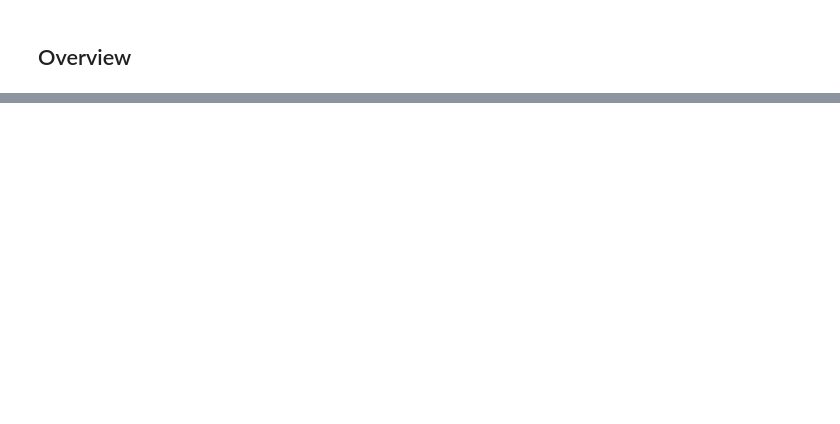
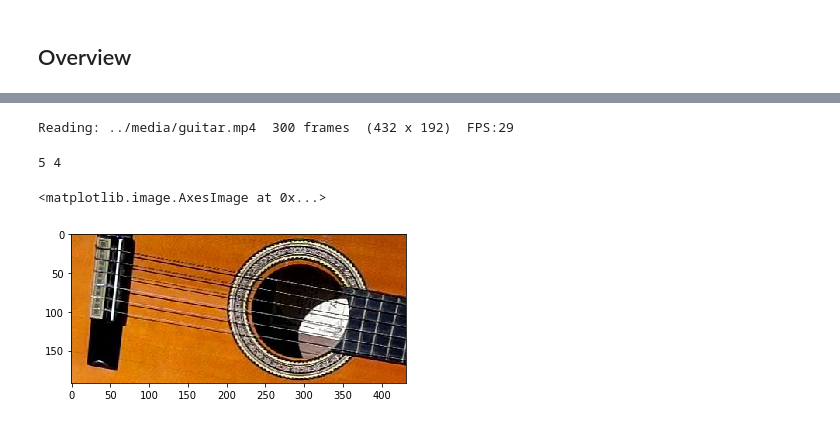
Before and after one commit to kmader/pbMoMa, a Jupyter notebook: notebooks/Overview.ipynb, the cells around one changed output, grey strips where cells are left out. Saved outputs shown, nothing was run; the diff lists cells and outputs as text; code cells hidden in the pictures; blank space fills up the shorter version.

```diff
--- a/notebooks/Overview.ipynb
+++ b/notebooks/Overview.ipynb
@@ -36,0 +49,78 @@ for vidFname in video_paths:
+# %%
+steer = Steerable(5)
+pyArr = Pyramid2arr(steer)
+print "Reading:", vidFname,
+
+# get vid properties
+vidReader = cv2.VideoCapture(str(vidFname))
+if USE_CV2:
+    # OpenCV 2.x interface
+    vidFrames = int(vidReader.get(cv.CV_CAP_PROP_FRAME_COUNT))
+    width = int(vidReader.get(cv.CV_CAP_PROP_FRAME_WIDTH))
+    height = int(vidReader.get(cv.CV_CAP_PROP_FRAME_HEIGHT))
+    fps = int(vidReader.get(cv.CV_CAP_PROP_FPS))
+    func_fourcc = cv.CV_FOURCC
+else:
+    # OpenCV 3.x interface
+    vidFrames = int(vidReader.get(cv2.CAP_PROP_FRAME_COUNT))
+    width = int(vidReader.get(cv2.CAP_PROP_FRAME_WIDTH))
+    height = int(vidReader.get(cv2.CAP_PROP_FRAME_HEIGHT))
+    fps = int(vidReader.get(cv2.CAP_PROP_FPS))
+    func_fourcc = cv2.VideoWriter_fourcc
+
+if np.isnan(fps):
+    fps = 30
+
+print ' %d frames' % vidFrames,
+print ' (%d x %d)' % (width, height),
+print ' FPS:%d' % fps
+# %% [output]
+Reading: ../media/guitar.mp4  300 frames  (432 x 192)  FPS:29
+# %%
+# how many frames
+nrFrames = min(vidFrames, maxFrames)
+
+# read video
+print steer.height, steer.nbands
+
+# setup temporal filter
+filter = IdealFilterWindowed(windowSize, lowFreq, highFreq, fps=fpsForBandPass, outfun=lambda x: x[0])
+#filter = ButterBandpassFilter(1, lowFreq, highFreq, fps=fpsForBandPass)
+# %% [output]
+5 4
+# %%
+def add_frame():
+    # read frame
+    _, im = vidReader.read()
+
+    if im is None:
+        # if unexpected, quit
+        raise ValueError('Premature ending')
+
+    # convert to gray image
+    if len(im.shape) > 2:
+        grayIm = cv2.cvtColor(im, cv2.COLOR_RGB2GRAY)
+    else:
+        # already a grayscale image?
+        grayIm = im
+
+    # get coeffs for pyramid
+    coeff = steer.buildSCFpyr(grayIm)
+
+    # add image pyramid to video array
+    # NOTE: on first frame, this will init rotating array to store the pyramid coeffs
+    arr = pyArr.p2a(coeff)
+
+    phases = np.angle(arr)
+
+    # add to temporal filter
+    filter.update([phases])
+    return im, phases
+# %%
+for _ in range(60):
+    add_frame();
+im, phases = add_frame()
+plt.imshow(im[:,:,::-1])
+# %% [output]
+<matplotlib.image.AxesImage at 0x...>
+[figure, added]
```
Also changed, not shown: parts of 12 cells of this notebook.
